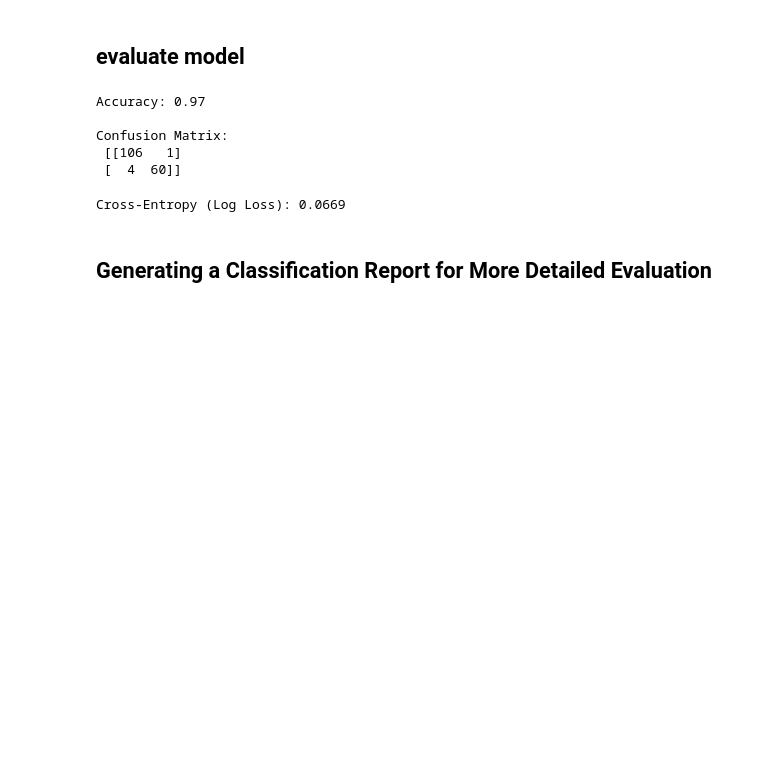
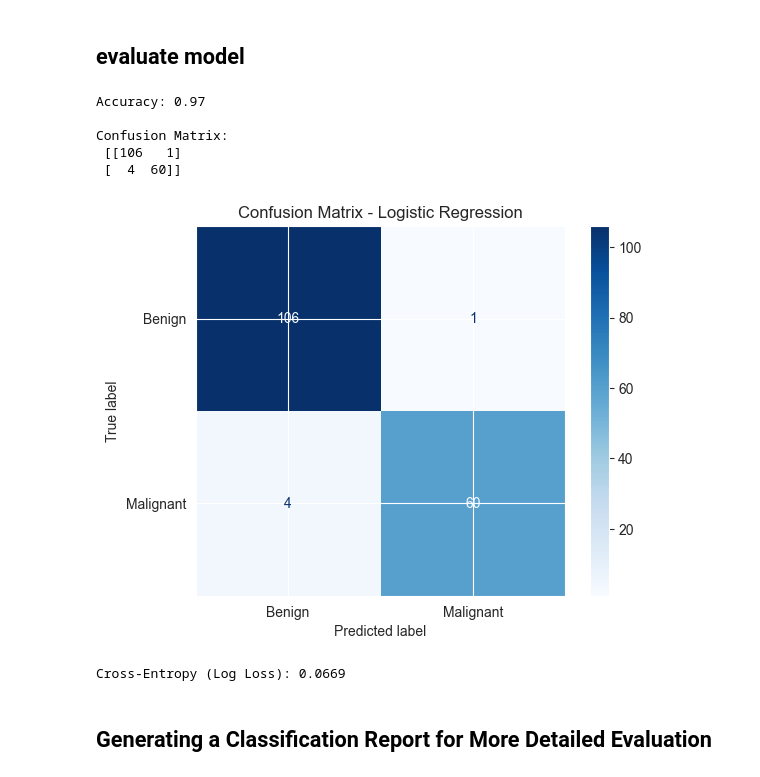
Before and after one commit to rezgui-yessin/cancer-breast-v2, a Jupyter notebook: sample.ipynb, the cells around one changed output. Saved outputs shown, nothing was run; the diff lists cells and outputs as text; code cells hidden in the pictures; blank space fills up the shorter version.

```diff
--- a/sample.ipynb
+++ b/sample.ipynb
@@ -253,6 +300,23 @@ Accuracy: 0.97
 Confusion Matrix:
  [[106   1]
  [  4  60]]
+# %%
+from sklearn.metrics import ConfusionMatrixDisplay
+import matplotlib.pyplot as plt
+
+cm = confusion_matrix(y_test, y_pred_log)
+
+disp = ConfusionMatrixDisplay(
+    confusion_matrix=cm,
+    display_labels=["Benign", "Malignant"]
+)
+
+disp.plot(cmap="Blues", values_format="d")
+plt.title("Confusion Matrix - Logistic Regression")
+plt.savefig("charts/confusionMatrix_lr.png")
+plt.show()
+# %% [output]
+[figure, added]
 # %%
 ## Cross-Entropy Loss (Log Loss) - Logistic Regression
 # Probabilities predicted by Logistic Regression
```
Also changed, not shown: parts of 4 cells of this notebook, 5 other files.
